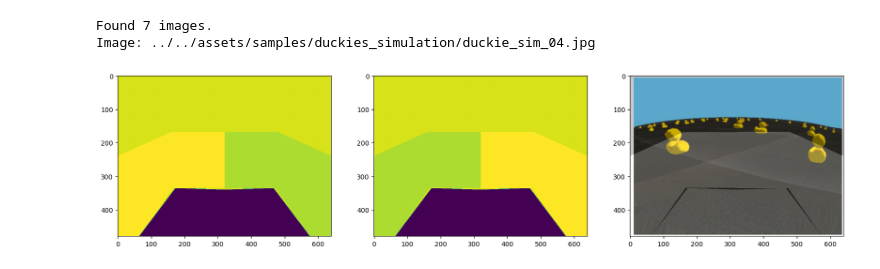
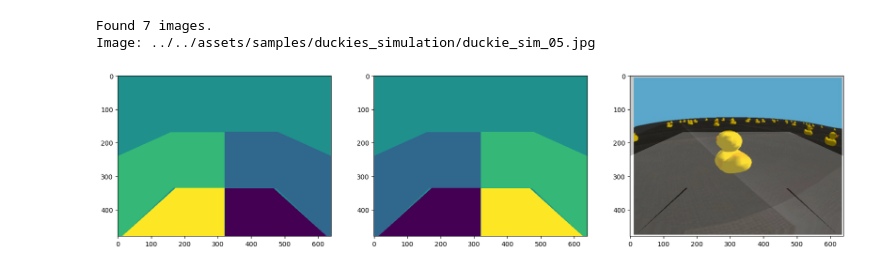
Before and after one commit to olivier-2018/duckietown-lx, a Jupyter notebook: braitenberg/packages/examples/create_mask_oli.ipynb, the cells around one changed output. Drawn from its saved outputs; the diff is of its cells as text; code cells hidden in the pictures.

```diff
--- a/braitenberg/packages/examples/create_mask_oli.ipynb
+++ b/braitenberg/packages/examples/create_mask_oli.ipynb
@@ -29,45 +29,45 @@ p1 = [  (1.0*height, 0.*width),
         (0.35*height, 0.5*width),
         (0.7*height, 0.5*width),
         (0.7*height, 0.26*width),
-        (1.*height, 0.1*width)] # start bottom-left corner, going CW
+        (1.*height, 0.02*width)] # start bottom-left corner, going CW
 mask1 = Path(p1).contains_points(coors) * 1
 # Zone2: symmetric to zone1
 p2 = get_symmetry(p1, width)
 mask2 = Path(p2).contains_points(coors) * -1
 
 # Zone 3: band on left hand side
-p3 = [(1.*height, 0.1*width), (1.*height, 0.5*width), (0.71*height, 0.5*width), (0.7*height, 0.27*width)] # going CCW
-mask3 = Path(p3).contains_points(coors) * -2
+p3 = [(1.*height, 0.02*width), (1.*height, 0.5*width), (0.7*height, 0.5*width), (0.7*height, 0.27*width)] # going CCW
+mask3 = Path(p3).contains_points(coors) * 1
 # Zone4: symmetric to zone3
 p4 = get_symmetry(p3, width)
-mask4 = Path(p4).contains_points(coors) * -2
+mask4 = Path(p4).contains_points(coors) * -1
 
 mask_Left = mask1 + mask2 + mask3 + mask4
-mask_Right = - mask1 - mask2 + mask3 + mask4
+mask_Right = - mask1 - mask2 - mask3 - mask4
 
 # Read image
 dirname = '../../assets/samples/duckies_simulation'
 images = glob.glob(f'{dirname}/*.jpg')
 print(f"Found {len(images)} images.")
 im = random.choice(images)
 print(f"Image: {im}")
 I = Image.open(im).convert('RGBA').resize((width,height))
 
 # Create blended mask+image
 mymask = mask_Left.astype(int).copy().reshape(height, width)
 mymask[mymask != 0] = 1
 M = Image.fromarray(np.uint8(mymask*255)).convert('RGBA')
 B = Image.blend(I, M, alpha=.2)
 
 fig, (ax1,ax2,ax3) = plt.subplots(1,3,figsize=(20,8))
 ax1.imshow(mask_Left.reshape(height, width), aspect = 1)
 ax2.imshow(mask_Right.reshape(height, width), aspect = 1)
 ax3.imshow(B, aspect = 1)
 plt.show()
 # %% [output]
 Found 7 images.
-Image: ../../assets/samples/duckies_simulation/duckie_sim_04.jpg
+Image: ../../assets/samples/duckies_simulation/duckie_sim_05.jpg
-[figure, old version]
+[figure, new version]
 # %%
 print(mask_Left.shape)
 print(mask_Left.reshape(height, width))
```
Also changed, not shown: 11 other files.
